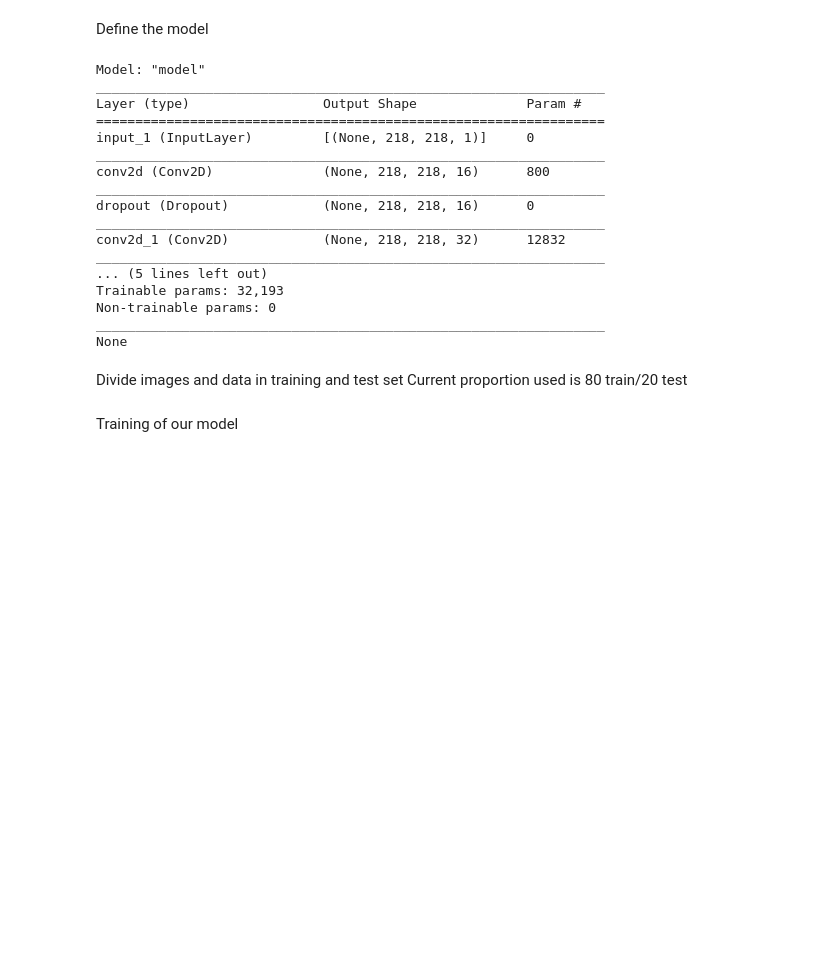
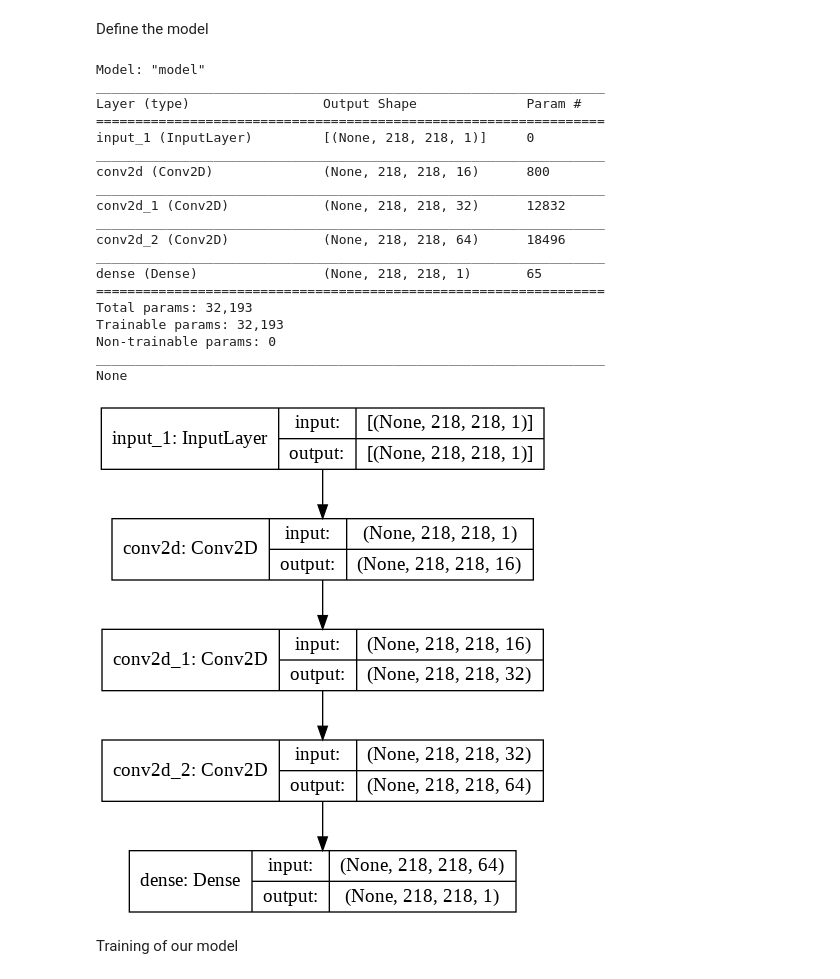
Before and after one commit to CarloLonghi/SKAChallenge, a Jupyter notebook: SKAChallenge.ipynb, the cells around one changed output. Drawn from its saved outputs; the diff is of its cells as text; code cells hidden in the pictures; blank space fills up the shorter version.

Commit message:
base working model

```diff
--- a/SKAChallenge.ipynb
+++ b/SKAChallenge.ipynb
@@ -71,7 +129,6 @@ Define the model
 # %%
 input_layer = Input(shape=(cutout_size, cutout_size, 1))
 x = Conv2D(16, (7, 7), strides=1, activation='relu', padding='same')(input_layer)
-x = Dropout(0.25)(x)
 x = Conv2D(32, (5, 5), strides=1, activation='relu', padding='same')(x)
 x = Conv2D(64, (3, 3), strides=1, activation='relu', padding='same')(x)
 output_layer = Dense(1,activation='sigmoid')(x)
@@ -79,7 +136,7 @@ output_layer = Dense(1,activation='sigmoid')(x)
 myCNN = Model(input_layer,output_layer)
 #es=keras.callbacks.EarlyStopping(monitor='val_loss', patience=5)
 adadelta = optimizers.Adadelta(learning_rate=1.0, decay=0.0, rho=0.99)
-myCNN.compile(optimizer=adadelta, loss='binary_crossentropy')
+myCNN.compile(optimizer=adadelta, loss='binary_crossentropy', metrics=['accuracy'])
 
 print(myCNN.summary())
 # %% [output]
@@ -91,15 +148,14 @@ input_1 (InputLayer)         [(None, 218, 218, 1)]     0
 _________________________________________________________________
 conv2d (Conv2D)              (None, 218, 218, 16)      800
 _________________________________________________________________
-dropout (Dropout)            (None, 218, 218, 16)      0
-_________________________________________________________________
 conv2d_1 (Conv2D)            (None, 218, 218, 32)      12832
 _________________________________________________________________
-... (5 lines left out)
+conv2d_2 (Conv2D)            (None, 218, 218, 64)      18496
+_________________________________________________________________
+dense (Dense)                (None, 218, 218, 1)       65
+=================================================================
+Total params: 32,193
 Trainable params: 32,193
 Non-trainable params: 0
 _________________________________________________________________
 None
-# %% [markdown]
-Divide images and data in training and test set
-Current proportion used is 80 train/20 test
@@ -112,2 +162,8 @@ test_Y = data_array[int(0.8*len(data_array)):len(data_array)]
+# %%
+from tensorflow.keras.utils import plot_model
+
+plot_model(myCNN,show_shapes=True)
+# %% [output]
+[figure, added]
 # %% [markdown]
 Training of our model
```
Also changed, not shown: parts of 21 cells of this notebook.
